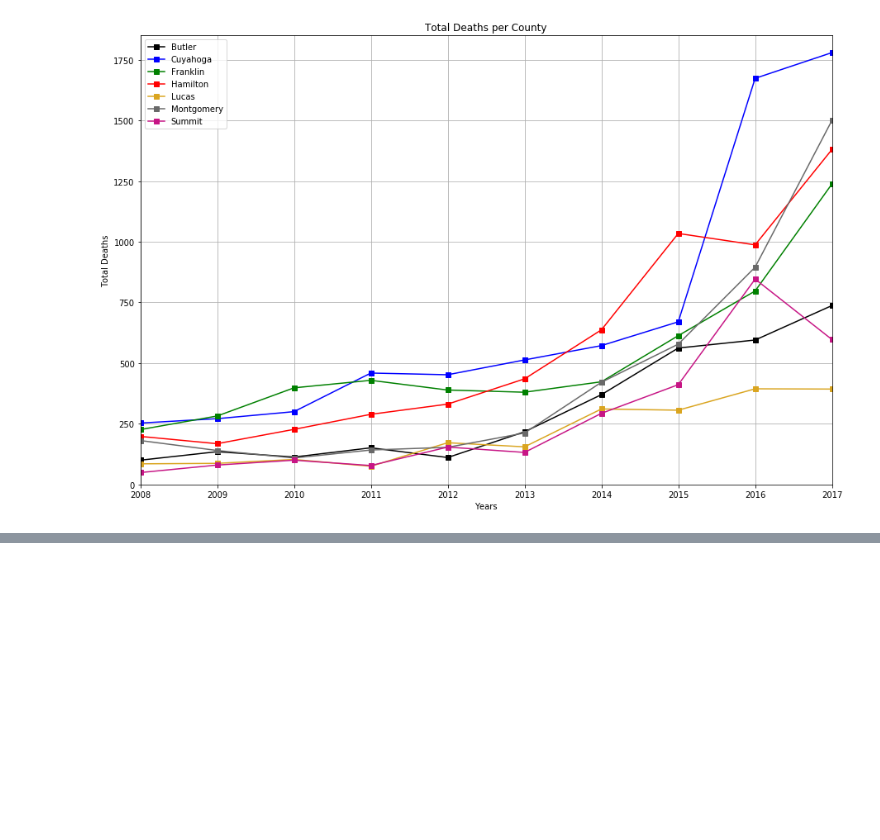
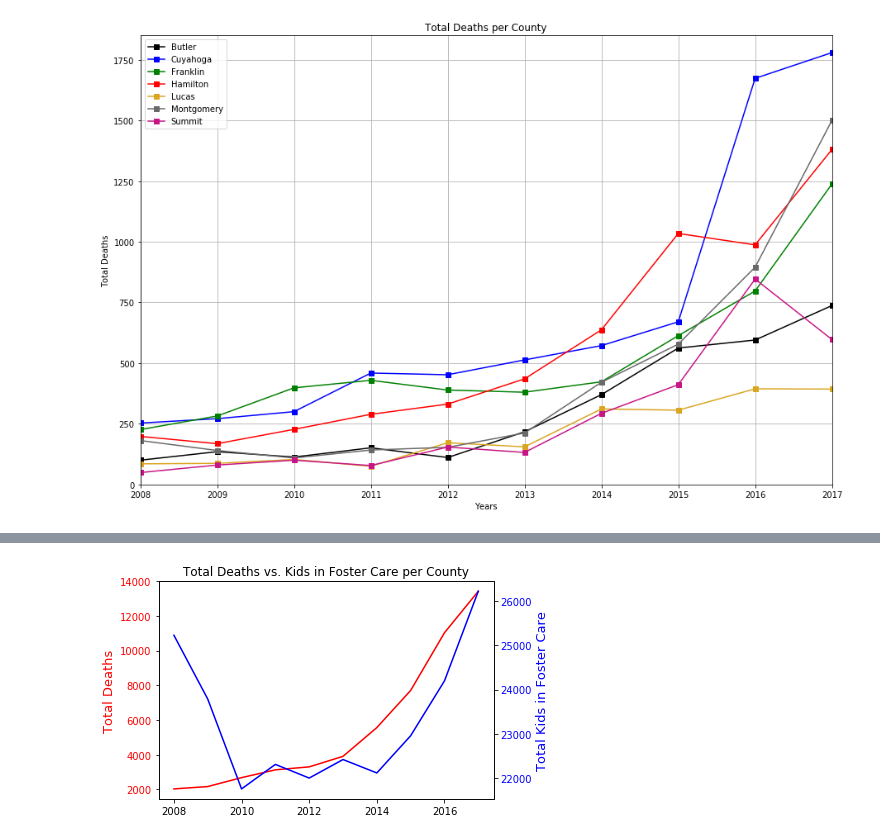
Before and after one commit to mervinator/project1group3, a Jupyter notebook: Project 1_PH/Death_Total_PH.ipynb, the cells around one changed output, grey strips where cells are left out. Saved outputs shown, nothing was run; the diff lists cells and outputs as text; code cells hidden in the pictures; blank space fills up the shorter version.

```diff
--- a/Project 1_PH/Death_Total_PH.ipynb
+++ b/Project 1_PH/Death_Total_PH.ipynb
@@ -301,0 +391,19 @@ plt.show()
+# %%
+fig, ax1 = plt.subplots()
+year = np.arange(2008, 2018, 1)
+ax1.plot(year, deaths, color="red", label="Total Deaths")
+ax1.set_ylabel("Total Deaths", fontsize=13, color="red")
+for label in ax1.get_yticklabels():
+    label.set_color("red")
+
+ax2 = ax1.twinx()
+ax2.plot(year, fosters, color="blue", label="Total Kids in Foster Care")
+ax2.set_ylabel("Total Kids in Foster Care", fontsize=13, color="blue")
+for label in ax2.get_yticklabels():
+    label.set_color("blue")
+
+plt.title("Total Deaths vs. Kids in Foster Care per County")
+
+plt.show()
+# %% [output]
+[figure, added]
```
Also changed, not shown: parts of 8 cells of this notebook, 3 other files.
